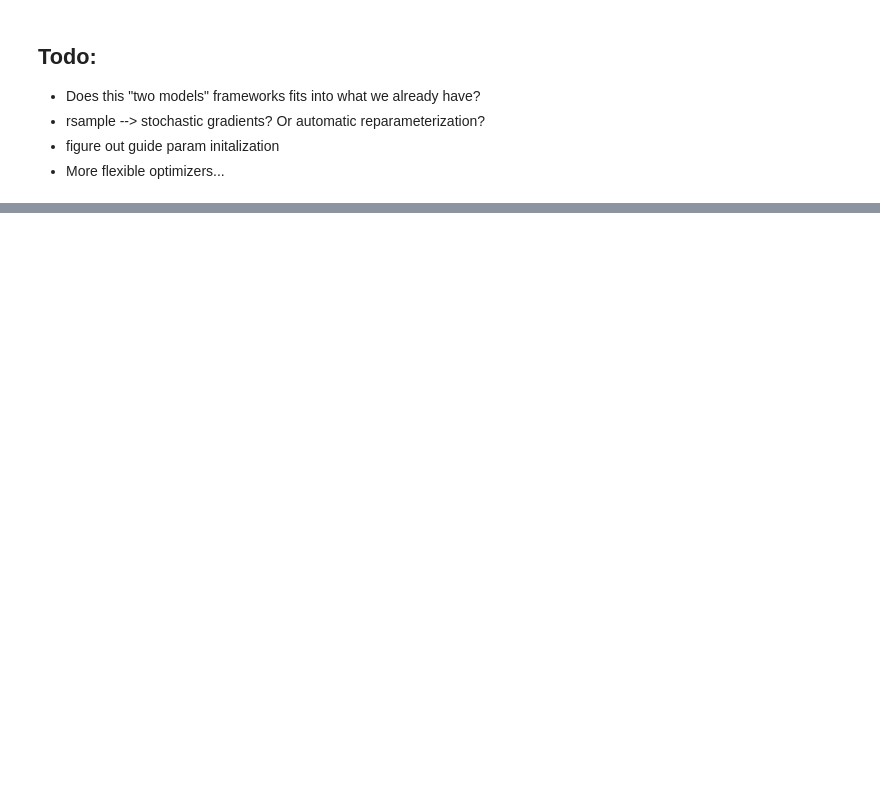
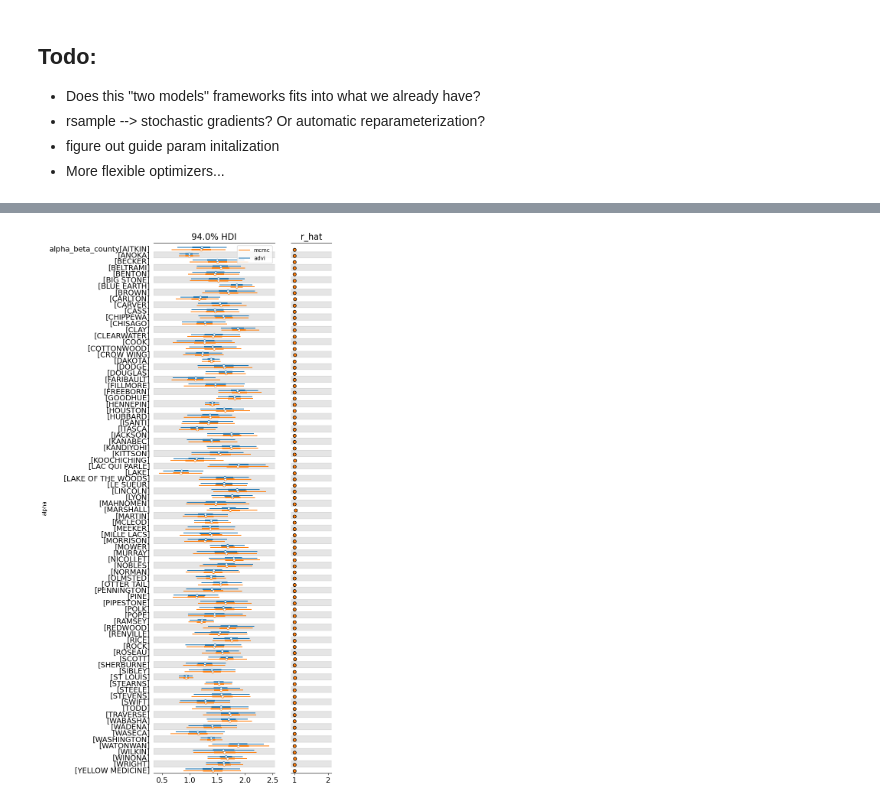
Before and after one commit to pymc-devs/pymc-extras, a Jupyter notebook: notebooks/ADVI Guide API.ipynb, the cells around one changed output, grey strips where cells are left out. Saved outputs shown, nothing was run; the diff lists cells and outputs as text; code cells hidden in the pictures; blank space fills up the shorter version.

```diff
--- a/notebooks/ADVI Guide API.ipynb
+++ b/notebooks/ADVI Guide API.ipynb
@@ -201,0 +359,6 @@ plt.show()
+# %%
+with covariation_intercept_slope:
+    varying_intercept_trace = svi_trainer.sample_posterior(draws=2000, state=svi_state)
+# %%
+with covariation_intercept_slope:
+    idata_mcmc = pm.sample(nuts_sampler="nutpie")
@@ -201,0 +377,14 @@ plt.show()
+# %%
+ax = az.plot_forest(
+    [varying_intercept_trace, idata_mcmc],
+    var_names=["alpha_beta_county"],
+    r_hat=True,
+    combined=True,
+    figsize=(6, 18),
+    labeller=az.labels.NoModelLabeller(),
+    coords={"param": "alpha"},
+    model_names=["advi", "mcmc"],
+)
+ax[0].set_ylabel("alpha");
+# %% [output]
+[figure, added]
```
Also changed, not shown: parts of 27 cells of this notebook.
